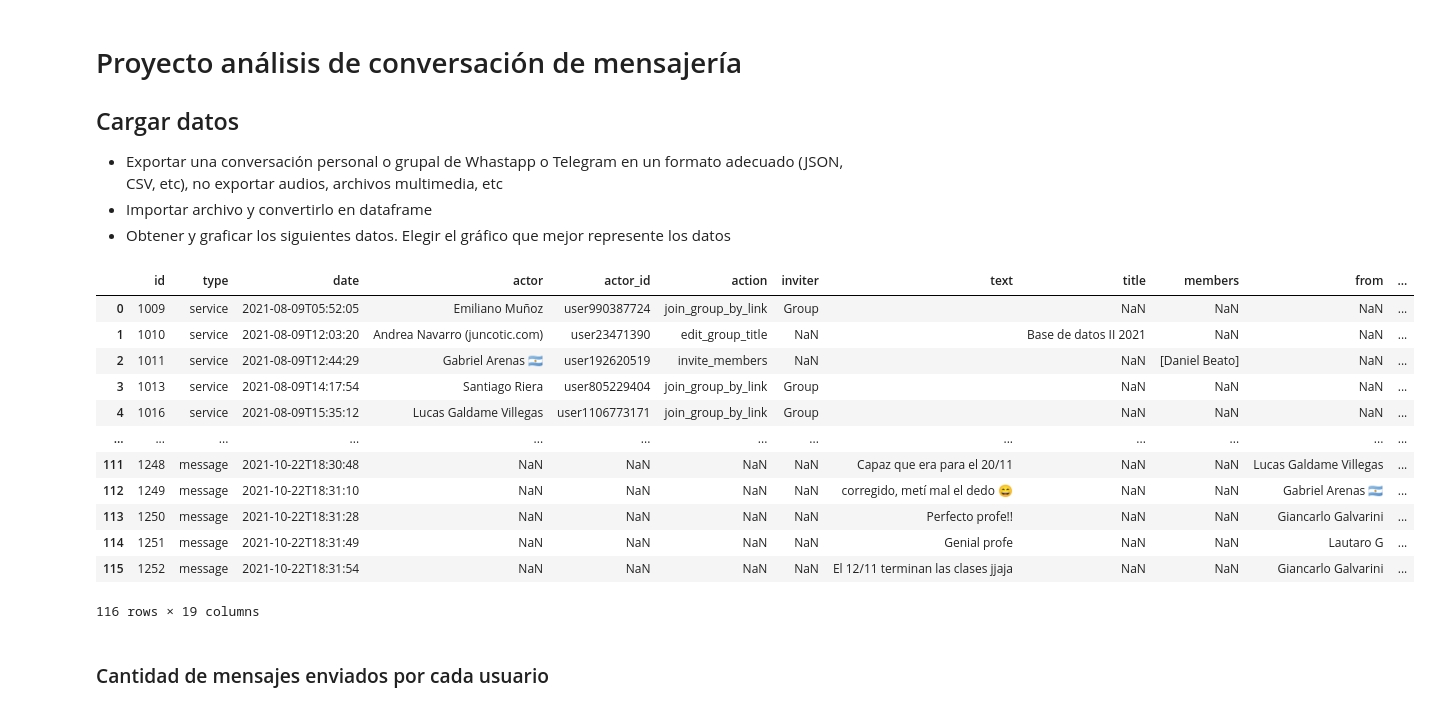
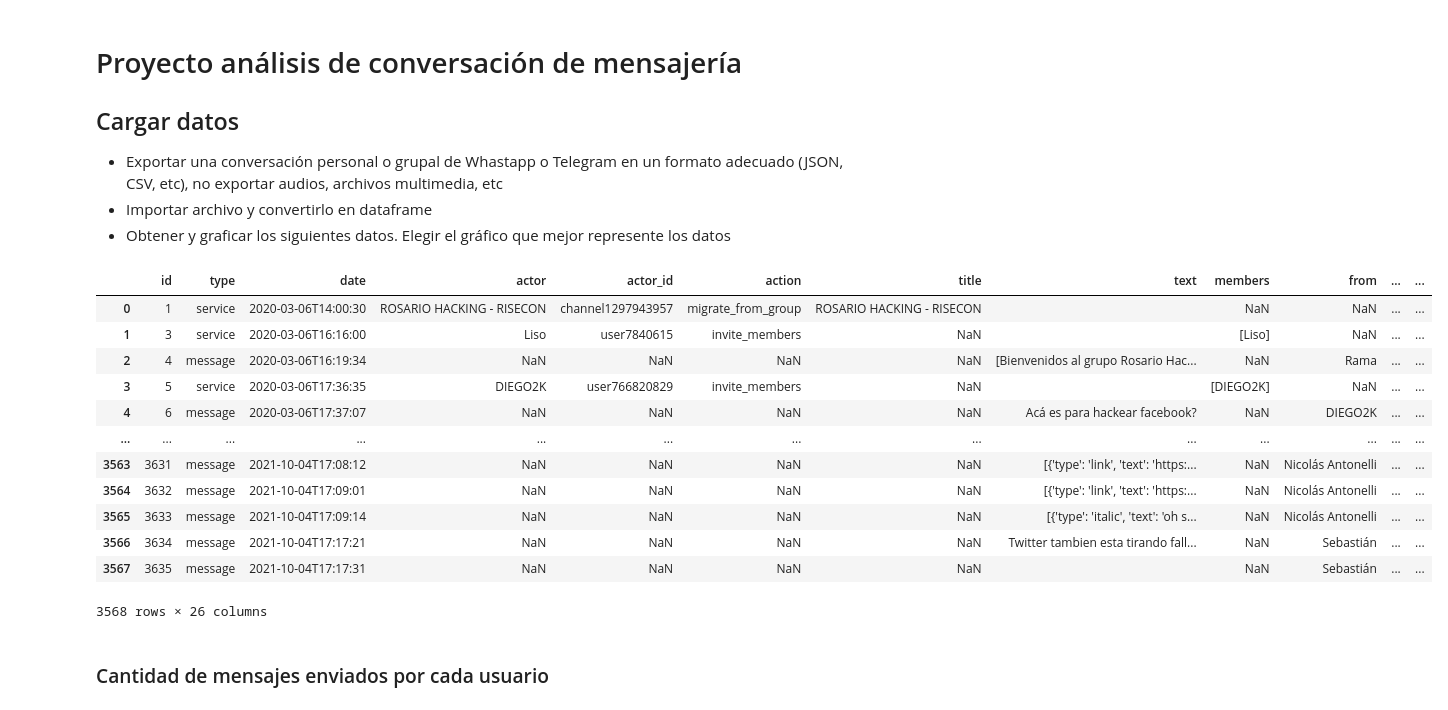
Before and after one commit to ArianMisino/BaseDeDatos2UM, a Jupyter notebook: 6 - TP6.ipynb, the cells around one changed output. Cells and saved outputs as stored; diff of their text form; code cells hidden in the pictures.

```diff
--- a/6 - TP6.ipynb
+++ b/6 - TP6.ipynb
@@ -8,32 +8,32 @@
 # %%
 import pandas as pd
 import json
 import requests
 import numpy as np
 import matplotlib.pyplot as plt
 %matplotlib inline
 import seaborn as sns
 import datetime
 
-with open('result.json','r') as file:
+with open('data/result.json','r') as file:
     data = json.load(file)
 
 df = pd.DataFrame(data["messages"])
 df
 # %% [output]
-|  | id | type | date | actor | actor_id | action | inviter | text | title | members | from | ... |
-| 0 | 1009 | service | 2021-08-09T05:52:05 | Emiliano Muñoz | user990387724 | join_group_by_link | Group |  | NaN | NaN | NaN | ... |
-| 1 | 1010 | service | 2021-08-09T12:03:20 | Andrea Navarro (juncotic.com) | user23471390 | edit_group_title | NaN |  | Base de datos II 2021 | NaN | NaN | ... |
-| 2 | 1011 | service | 2021-08-09T12:44:29 | Gabriel Arenas 🇦🇷 | user192620519 | invite_members | NaN |  | NaN | [Daniel Beato] | NaN | ... |
-| 3 | 1013 | service | 2021-08-09T14:17:54 | Santiago Riera | user805229404 | join_group_by_link | Group |  | NaN | NaN | NaN | ... |
-| 4 | 1016 | service | 2021-08-09T15:35:12 | Lucas Galdame Villegas | user1106773171 | join_group_by_link | Group |  | NaN | NaN | NaN | ... |
+|  | id | type | date | actor | actor_id | action | title | text | members | from | ... | ... |
+| 0 | 1 | service | 2020-03-06T14:00:30 | ROSARIO HACKING - RISECON | channel1297943957 | migrate_from_group | ROSARIO HACKING - RISECON |  | NaN | NaN | ... | ... |
+| 1 | 3 | service | 2020-03-06T16:16:00 | Liso | user7840615 | invite_members | NaN |  | [Liso] | NaN | ... | ... |
+| 2 | 4 | message | 2020-03-06T16:19:34 | NaN | NaN | NaN | NaN | [Bienvenidos al grupo Rosario Hac... | NaN | Rama | ... | ... |
+| 3 | 5 | service | 2020-03-06T17:36:35 | DIEGO2K | user766820829 | invite_members | NaN |  | [DIEGO2K] | NaN | ... | ... |
+| 4 | 6 | message | 2020-03-06T17:37:07 | NaN | NaN | NaN | NaN | Acá es para hackear facebook? | NaN | DIEGO2K | ... | ... |
 | ... | ... | ... | ... | ... | ... | ... | ... | ... | ... | ... | ... | ... |
-| 111 | 1248 | message | 2021-10-22T18:30:48 | NaN | NaN | NaN | NaN | Capaz que era para el 20/11 | NaN | NaN | Lucas Galdame Villegas | ... |
-| 112 | 1249 | message | 2021-10-22T18:31:10 | NaN | NaN | NaN | NaN | corregido, metí mal el dedo 😄 | NaN | NaN | Gabriel Arenas 🇦🇷 | ... |
-| 113 | 1250 | message | 2021-10-22T18:31:28 | NaN | NaN | NaN | NaN | Perfecto profe!! | NaN | NaN | Giancarlo Galvarini | ... |
-| 114 | 1251 | message | 2021-10-22T18:31:49 | NaN | NaN | NaN | NaN | Genial profe | NaN | NaN | Lautaro G | ... |
-| 115 | 1252 | message | 2021-10-22T18:31:54 | NaN | NaN | NaN | NaN | El 12/11 terminan las clases jjaja | NaN | NaN | Giancarlo Galvarini | ... |
+| 3563 | 3631 | message | 2021-10-04T17:08:12 | NaN | NaN | NaN | NaN | [{'type': 'link', 'text': 'https:... | NaN | Nicolás Antonelli | ... | ... |
+| 3564 | 3632 | message | 2021-10-04T17:09:01 | NaN | NaN | NaN | NaN | [{'type': 'link', 'text': 'https:... | NaN | Nicolás Antonelli | ... | ... |
+| 3565 | 3633 | message | 2021-10-04T17:09:14 | NaN | NaN | NaN | NaN | [{'type': 'italic', 'text': 'oh s... | NaN | Nicolás Antonelli | ... | ... |
+| 3566 | 3634 | message | 2021-10-04T17:17:21 | NaN | NaN | NaN | NaN | Twitter tambien esta tirando fall... | NaN | Sebastián | ... | ... |
+| 3567 | 3635 | message | 2021-10-04T17:17:31 | NaN | NaN | NaN | NaN |  | NaN | Sebastián | ... | ... |
-116 rows × 19 columns
+3568 rows × 26 columns
 # %% [markdown]
 ### Cantidad de mensajes enviados por cada usuario
 # %%
```
Also changed, not shown: parts of 14 cells of this notebook, 2 other files.
